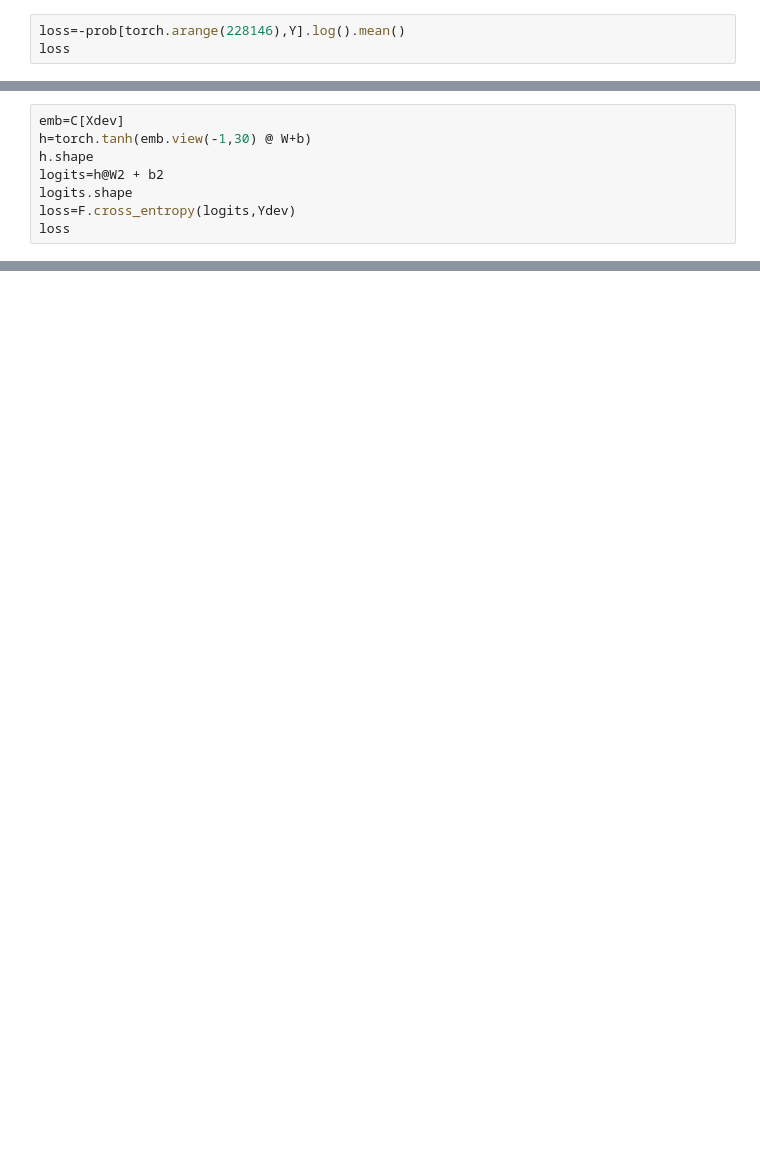
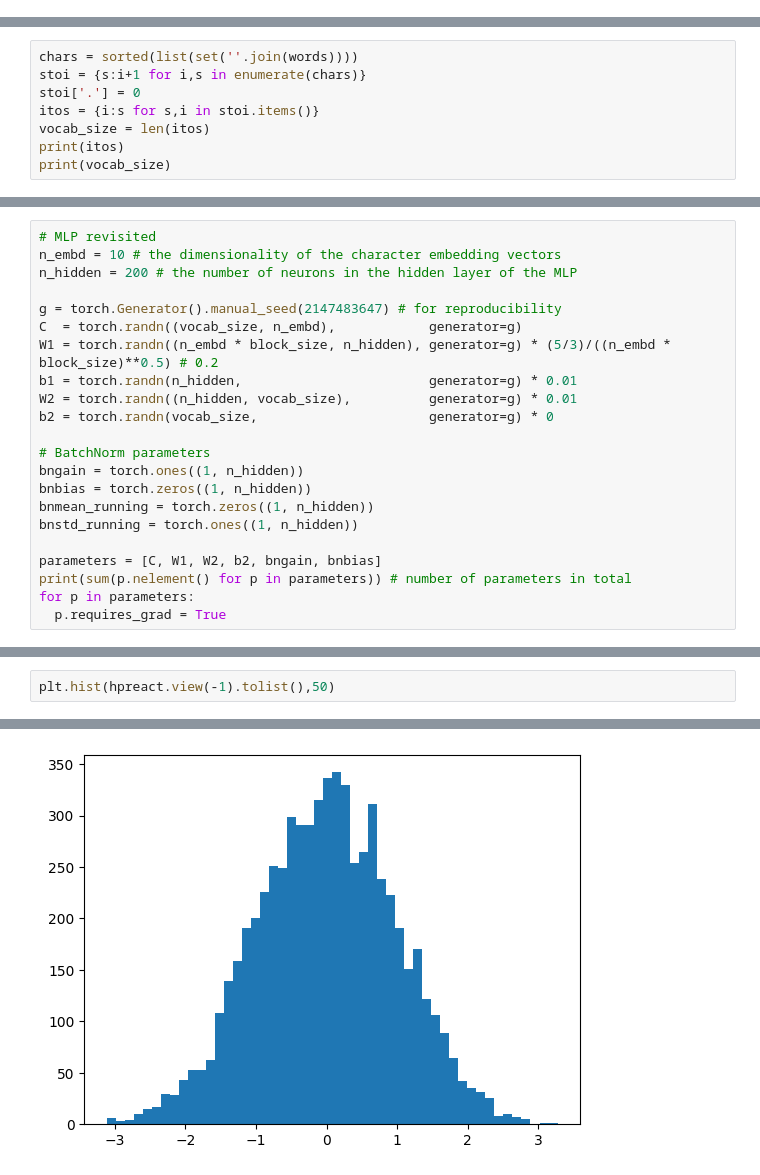
Before and after one commit to vijaytamilselvan/neural-net-from-scratch, a Jupyter notebook: trigram.ipynb, the cells around one changed output, grey strips where cells are left out. Saved outputs shown, nothing was run; the diff lists cells and outputs as text; blank space fills up the shorter version.

```diff
--- a/trigram.ipynb
+++ b/trigram.ipynb
@@ -222,3 +2,0 @@ tensor([2.7595e-02, 3.4141e-08, 2.0262e-08,  ..., 3.5150e-10, 6.3253e-05,
-# %%
-loss=-prob[torch.arange(228146),Y].log().mean()
-loss
@@ -309,8 +2,0 @@ tensor(2.1095, grad_fn=<NllLossBackward0>)
-# %%
-emb=C[Xdev]
-h=torch.tanh(emb.view(-1,30) @ W+b)
-h.shape
-logits=h@W2 + b2
-logits.shape
-loss=F.cross_entropy(logits,Ydev)
-loss
@@ -337,0 +18,8 @@ plt.
+# %%
+chars = sorted(list(set(''.join(words))))
+stoi = {s:i+1 for i,s in enumerate(chars)}
+stoi['.'] = 0
+itos = {i:s for s,i in stoi.items()}
+vocab_size = len(itos)
+print(itos)
+print(vocab_size)
@@ -337,0 +62,22 @@ plt.
+# %%
+# MLP revisited
+n_embd = 10 # the dimensionality of the character embedding vectors
+n_hidden = 200 # the number of neurons in the hidden layer of the MLP
+
+g = torch.Generator().manual_seed(2147483647) # for reproducibility
+C  = torch.randn((vocab_size, n_embd),            generator=g)
+W1 = torch.randn((n_embd * block_size, n_hidden), generator=g) * (5/3)/((n_embd * block_size)**0.5) # 0.2
+b1 = torch.randn(n_hidden,                        generator=g) * 0.01
+W2 = torch.randn((n_hidden, vocab_size),          generator=g) * 0.01
+b2 = torch.randn(vocab_size,                      generator=g) * 0
+
+# BatchNorm parameters
+bngain = torch.ones((1, n_hidden))
+bnbias = torch.zeros((1, n_hidden))
+bnmean_running = torch.zeros((1, n_hidden))
+bnstd_running = torch.ones((1, n_hidden))
+
+parameters = [C, W1, W2, b2, bngain, bnbias]
+print(sum(p.nelement() for p in parameters)) # number of parameters in total
+for p in parameters:
+  p.requires_grad = True
@@ -337,0 +152,3 @@ plt.
+# %%
+plt.hist(hpreact.view(-1).tolist(),50)
+# %% [output]
@@ -337,0 +172 @@ plt.
+[figure, added]
```
Also changed, not shown: parts of 53 cells of this notebook.
